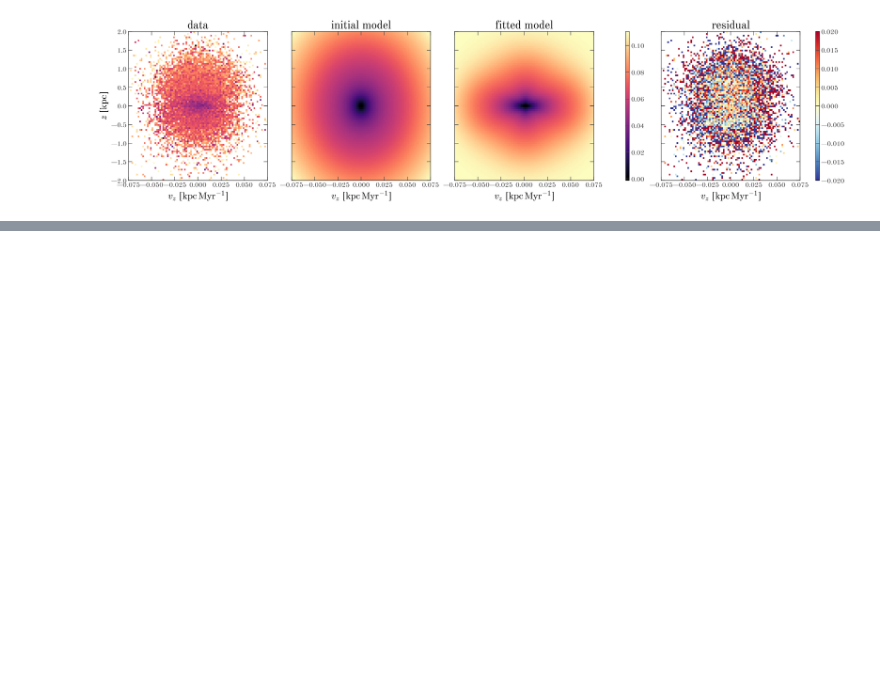
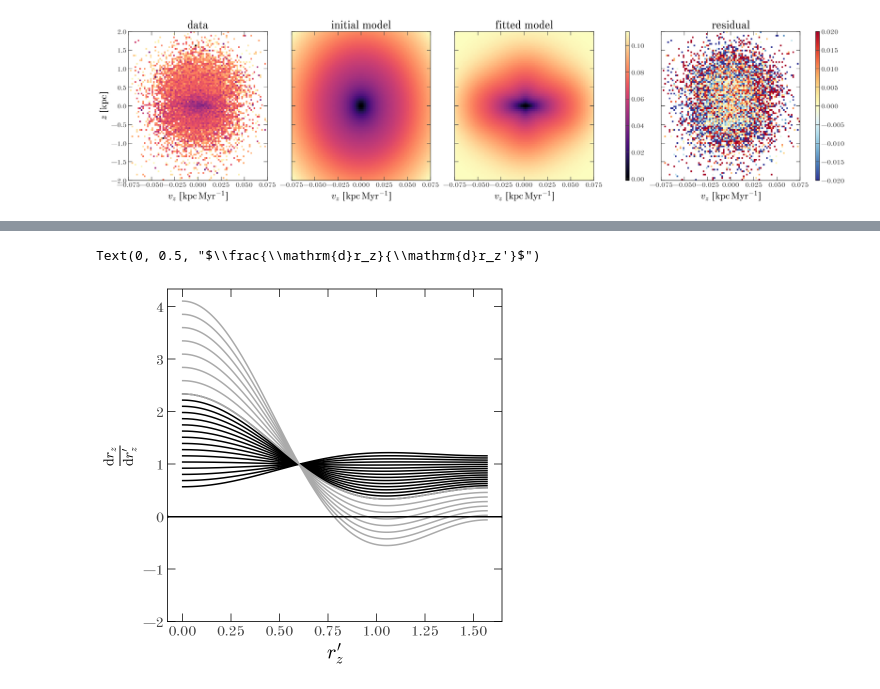
Before and after one commit to adrn/empirical-af, a Jupyter notebook: notebooks/Danny-label-test.ipynb, the cells around one changed output, grey strips where cells are left out. Saved outputs shown, nothing was run; the diff lists cells and outputs as text; code cells hidden in the pictures; blank space fills up the shorter version.

```diff
--- a/notebooks/Danny-label-test.ipynb
+++ b/notebooks/Danny-label-test.ipynb
@@ -106,0 +125,19 @@ plot_data_models_label_residual(data_H, model0, model);
+# %%
+drz_drzp = jax.vmap(jax.grad(model.get_rz, argnums=0))
+# %%
+th = np.linspace(0, np.pi / 2, 128)
+
+for rzp in np.linspace(0, 1.0, 16):
+    plt.plot(th, drz_drzp(np.full_like(th, rzp), th), color="k", marker="")
+
+for rzp in np.linspace(1, 2.0, 8):
+    plt.plot(th, drz_drzp(np.full_like(th, rzp), th), color="#aaaaaa", marker="")
+
+plt.axhline(0)
+plt.ylim(-2, None)
+
+plt.xlabel("$r_z'$")
+plt.ylabel(r"$\frac{\mathrm{d}r_z}{\mathrm{d}r_z'}$")
+# %% [output]
+Text(0, 0.5, "$\\frac{\\mathrm{d}r_z}{\\mathrm{d}r_z'}$")
+[figure, added]
```
Also changed, not shown: parts of 3 cells of this notebook.
